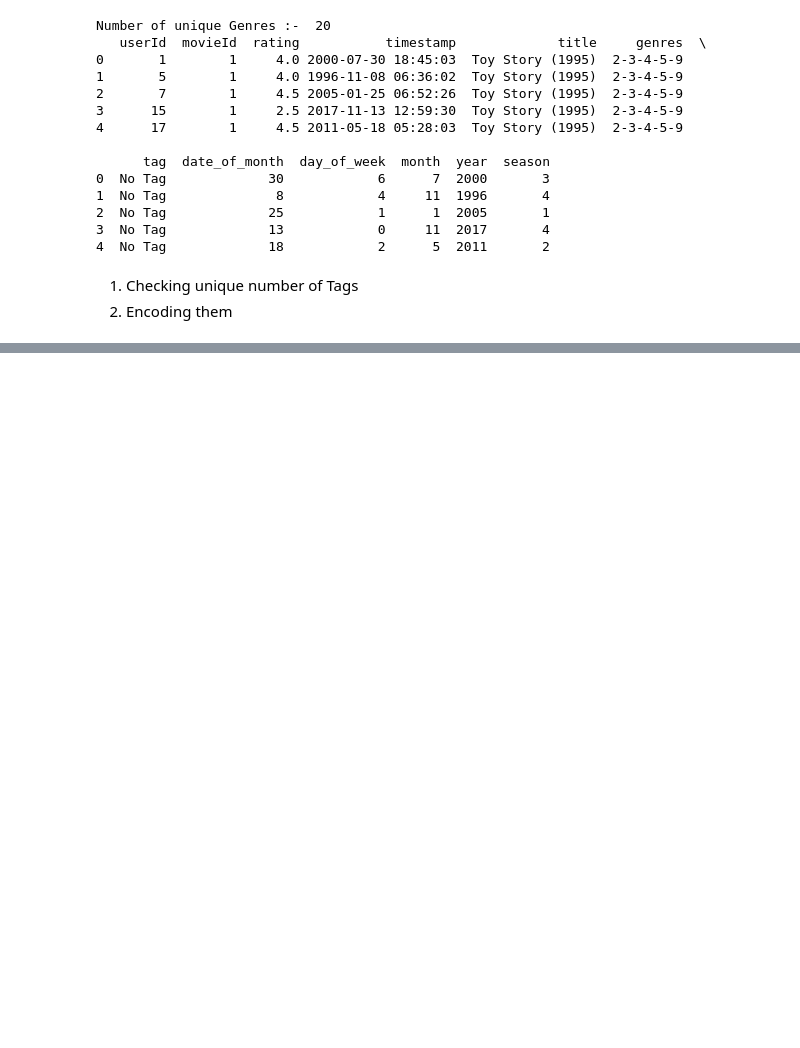
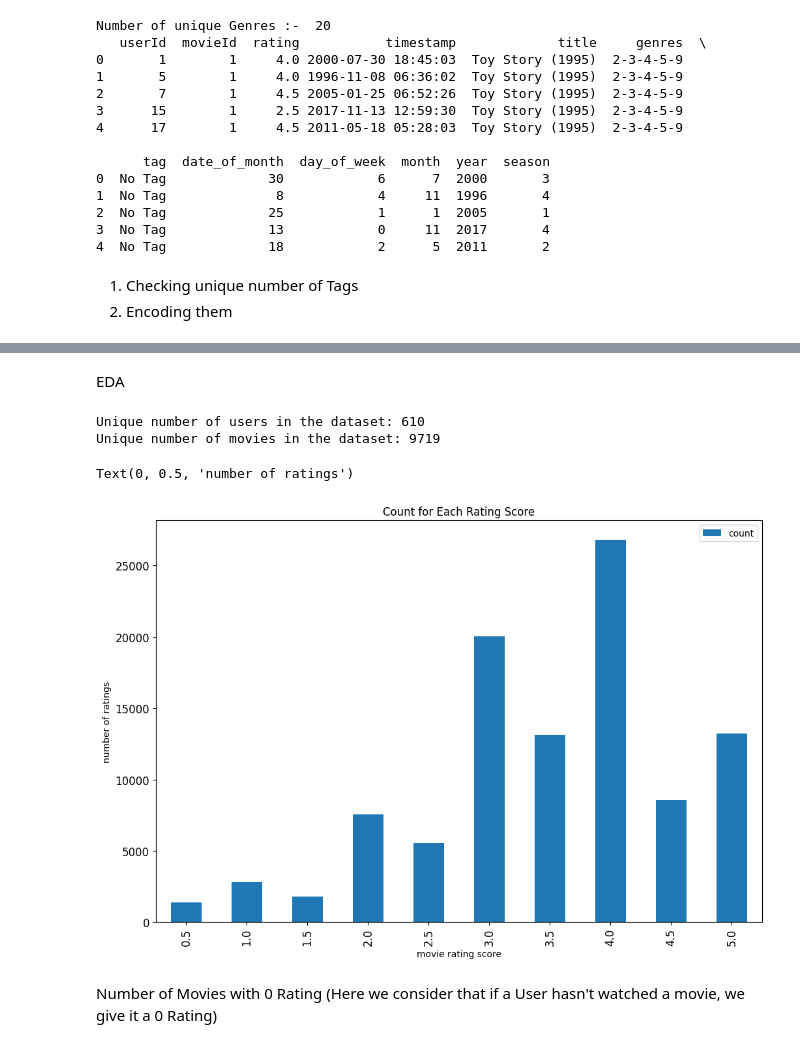
Before and after one commit to b22cs068/Movie-Recommendor-System, a Jupyter notebook: PROJECT_ARMAN.ipynb, the cells around one changed output, grey strips where cells are left out. Saved outputs shown, nothing was run; the diff lists cells and outputs as text; code cells hidden in the pictures; blank space fills up the shorter version.

```diff
--- a/PROJECT_ARMAN.ipynb
+++ b/PROJECT_ARMAN.ipynb
@@ -381,0 +595,10 @@ The following movies are recommended for user 5 :
+# %%
+
+column_names1 = ['userId','movieId','rating','timestamp']
+dataset = pd.read_csv("https://raw.githubusercontent.com/armangupta910/Movie-Recommendor-System/main/dataSet/ratings.csv")
+dataset.head()
+
+
+movies = pd.read_csv('https://raw.githubusercontent.com/armangupta910/Movie-Recommendor-System/main/dataSet/movies.csv')
+movie_dataset = movies[['movieId','title']]
+movie_dataset.head()
@@ -381,0 +614,3 @@ The following movies are recommended for user 5 :
+# %%
+merged_dataset = pd.merge(dataset, movie_dataset, how='inner', on='movieId')
+merged_dataset.head()
@@ -381,0 +624,27 @@ The following movies are recommended for user 5 :
+# %% [markdown]
+EDA
+# %%
+# num_users = len(refined_dataset.rating.unique())
+# num_items = len(refined_dataset.movieId.unique())
+num_users = len(merged_dataset['userId'].value_counts())
+num_items = len(merged_dataset['title'].value_counts())
+print('Unique number of users in the dataset: {}'.format(num_users))
+print('Unique number of movies in the dataset: {}'.format(num_items))
+
+rating_count_df = pd.DataFrame(merged_dataset.groupby(['rating']).size(), columns=['count'])
+rating_count_df
+
+ax = rating_count_df.reset_index().rename(columns={'index': 'rating score'}).plot('rating','count', 'bar',
+    figsize=(12, 8),
+    title='Count for Each Rating Score',
+    fontsize=12)
+
+ax.set_xlabel("movie rating score")
+ax.set_ylabel("number of ratings")
+# %% [output]
+Unique number of users in the dataset: 610
+Unique number of movies in the dataset: 9719
+Text(0, 0.5, 'number of ratings')
+[figure, added]
+# %% [markdown]
+Number of Movies with 0 Rating (Here we consider that if a User hasn't watched a movie, we give it a 0 Rating)
```
Also changed, not shown: parts of 57 cells of this notebook.
